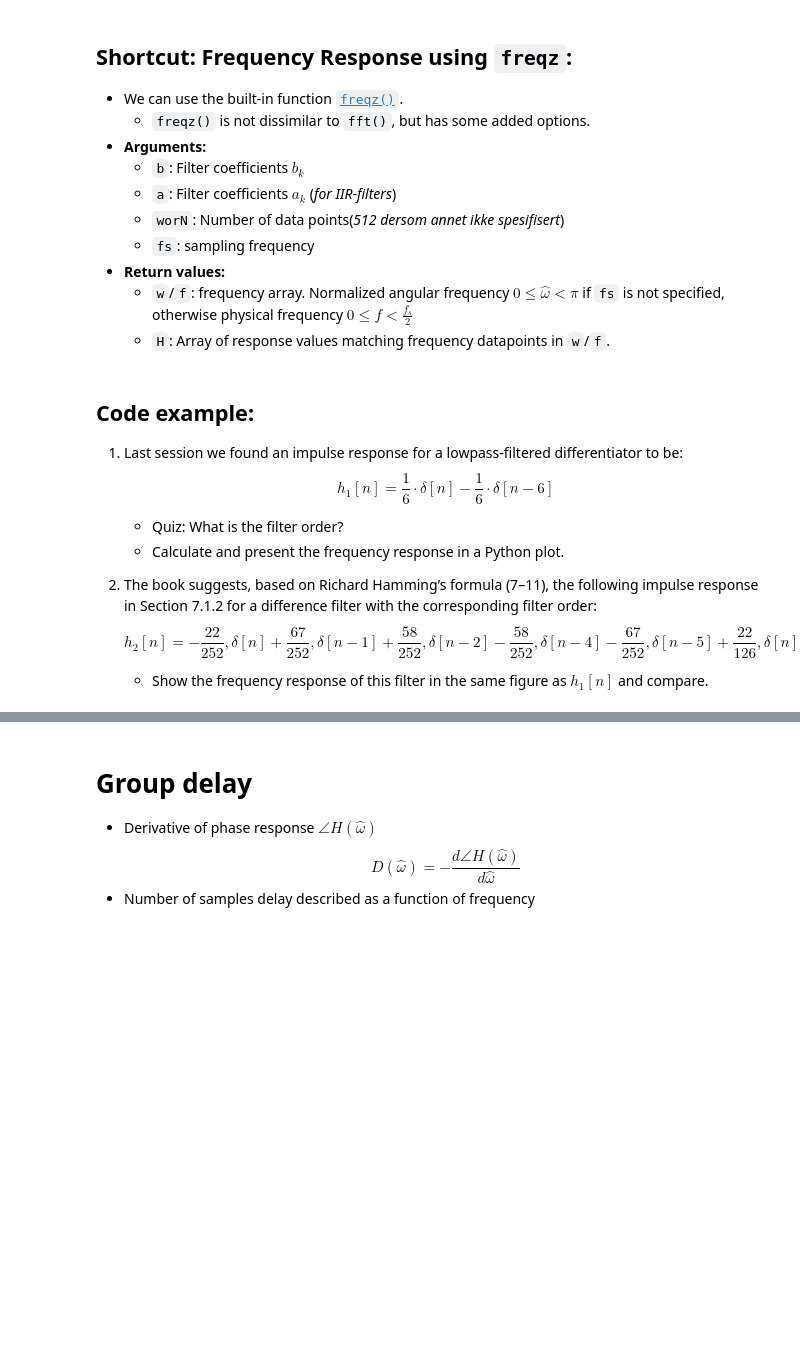
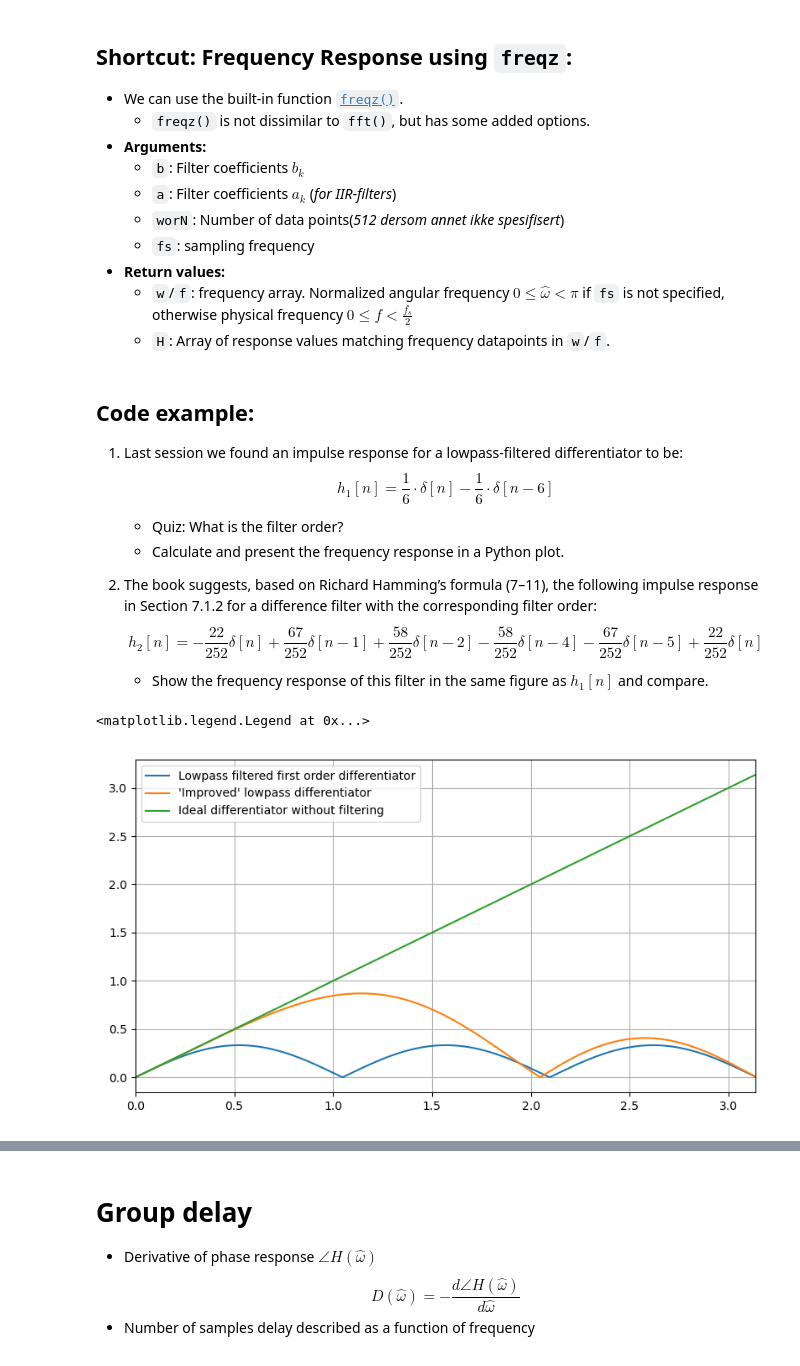
Before and after one commit to kaierih/AIS2201-Lecture_Notes, a Jupyter notebook: digital_filters/frequency_response.ipynb, the cells around one changed output, grey strips where cells are left out. Drawn from its saved outputs; the diff is of its cells as text; code cells hidden in the pictures; blank space fills up the shorter version.

```diff
--- a/digital_filters/frequency_response.ipynb
+++ b/digital_filters/frequency_response.ipynb
@@ -243,13 +253,24 @@ $$h_1[n] = \frac{1}{6}\cdot \delta[n] - \frac{1}{6}\cdot \delta[n-6]$$
     * Quiz: What is the filter order?
     * Calculate and present the frequency response in a Python plot.
 
-
 2. The book suggests, based on Richard Hamming’s formula (7–11), the following impulse response in Section 7.1.2 for a difference filter with the corresponding filter order:
-   $$h_2[n] = -\frac{22}{252},\delta[n] + \frac{67}{252},\delta[n-1] + \frac{58}{252},\delta[n-2] - \frac{58}{252},\delta[n-4] - \frac{67}{252},\delta[n-5] + \frac{22}{126},\delta[n]$$
+   $$h_2[n] = -\frac{22}{252}\delta[n] + \frac{67}{252}\delta[n-1] + \frac{58}{252}\delta[n-2] - \frac{58}{252}\delta[n-4] - \frac{67}{252}\delta[n-5] + \frac{22}{252}\delta[n]$$
     * Show the frequency response of this filter in the same figure as $h_1[n]$ and compare.
 # %%
 h1n = np.array([1/6, 0, 0, 0, 0, 0, -1/6]) # 6-punkt middelverdi og førsteordens differanse i kaskade
 h2n = np.array([-22, 67, 58, 0, -58, -67, 22])/252 # Alternativt differansefilter med demping av høyfrekvent innhold
+
+w, H1w = sig.freqz(a = [1], b = h1n)
+w, H2w = sig.freqz(a = [1], b = h2n)
+
+plt.close(5); plt.figure(5);
+plt.plot(w, np.abs(H1w), label="Lowpass filtered first order differentiator")
+plt.plot(w, np.abs(H2w), label="'Improved' lowpass differentiator")
+plt.plot(w, w, label="Ideal differentiator without filtering")
+plt.legend()
+# %% [output]
+<matplotlib.legend.Legend at 0x...>
+[figure, added]
 # %%
 hn = np.array([1/6, 0, 0, 0, 0, 0, -1/6]) # 6-punkt middelverdi og førsteordens differanse i kaskade
 w, Hw = sig.freqz(b = hn)
```
Also changed, not shown: parts of 15 cells of this notebook, 1 other file.
